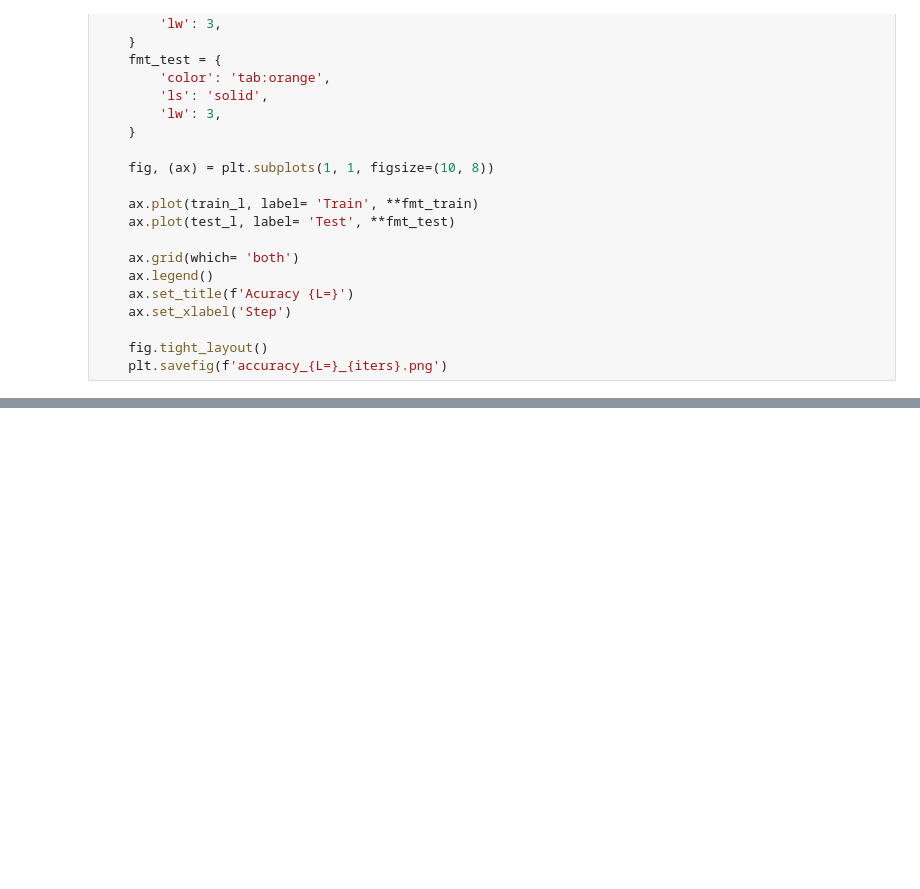
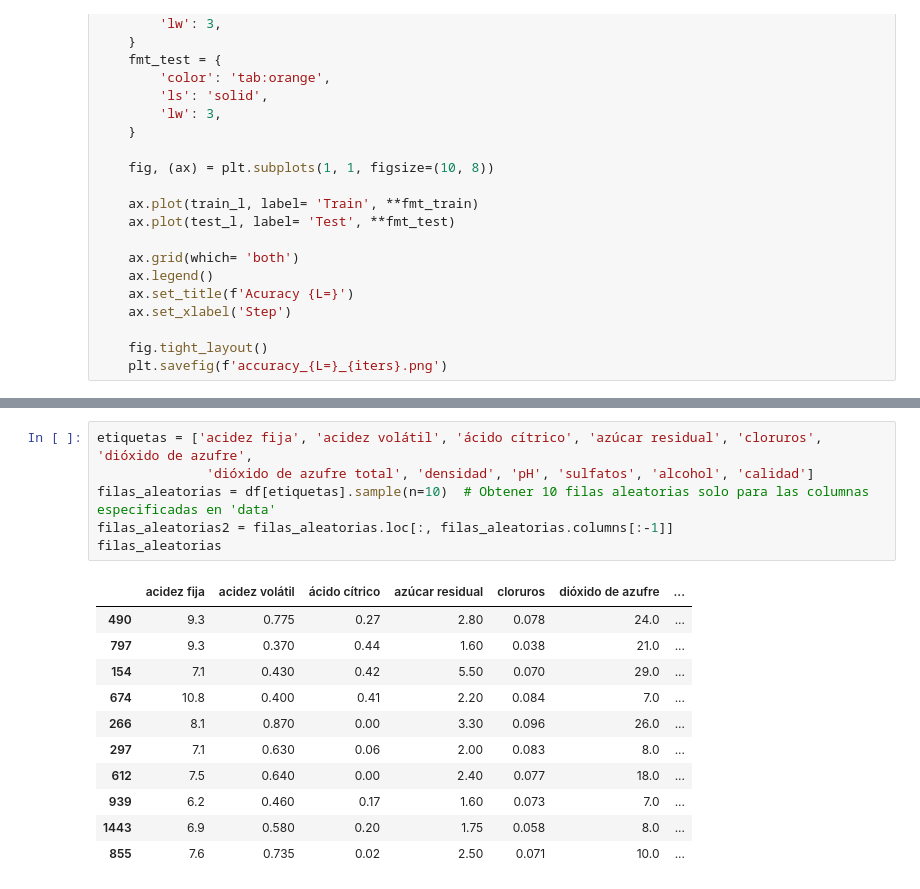
Before and after one commit to SRodriguezSpina/TP-RedNeuronal, a Jupyter notebook: Red Neuronal TP/RedNeuronal.ipynb, the cells around one changed output, grey strips where cells are left out. Drawn from its saved outputs; the diff is of its cells as text; blank space fills up the shorter version.

```diff
--- a/Red Neuronal TP/RedNeuronal.ipynb
+++ b/Red Neuronal TP/RedNeuronal.ipynb
@@ -529,3 +574,21 @@ n_train=1066
 n_test=533
 [0.80619399]
 ... (12 outputs left out)
+# %%
+etiquetas = ['acidez fija', 'acidez volátil', 'ácido cítrico', 'azúcar residual', 'cloruros', 'dióxido de azufre',
+              'dióxido de azufre total', 'densidad', 'pH', 'sulfatos', 'alcohol', 'calidad']
+filas_aleatorias = df[etiquetas].sample(n=10)  # Obtener 10 filas aleatorias solo para las columnas especificadas en 'data'
+filas_aleatorias2 = filas_aleatorias.loc[:, filas_aleatorias.columns[:-1]]
+filas_aleatorias
+# %% [output]
+|  | acidez fija | acidez volátil | ácido cítrico | azúcar residual | cloruros | dióxido de azufre | ... |
+| 490 | 9.3 | 0.775 | 0.27 | 2.80 | 0.078 | 24.0 | ... |
+| 797 | 9.3 | 0.370 | 0.44 | 1.60 | 0.038 | 21.0 | ... |
+| 154 | 7.1 | 0.430 | 0.42 | 5.50 | 0.070 | 29.0 | ... |
+| 674 | 10.8 | 0.400 | 0.41 | 2.20 | 0.084 | 7.0 | ... |
+| 266 | 8.1 | 0.870 | 0.00 | 3.30 | 0.096 | 26.0 | ... |
+| 297 | 7.1 | 0.630 | 0.06 | 2.00 | 0.083 | 8.0 | ... |
+| 612 | 7.5 | 0.640 | 0.00 | 2.40 | 0.077 | 18.0 | ... |
+| 939 | 6.2 | 0.460 | 0.17 | 1.60 | 0.073 | 7.0 | ... |
+| 1443 | 6.9 | 0.580 | 0.20 | 1.75 | 0.058 | 8.0 | ... |
+| 855 | 7.6 | 0.735 | 0.02 | 2.50 | 0.071 | 10.0 | ... |
```
Also changed, not shown: parts of 10 cells of this notebook.
